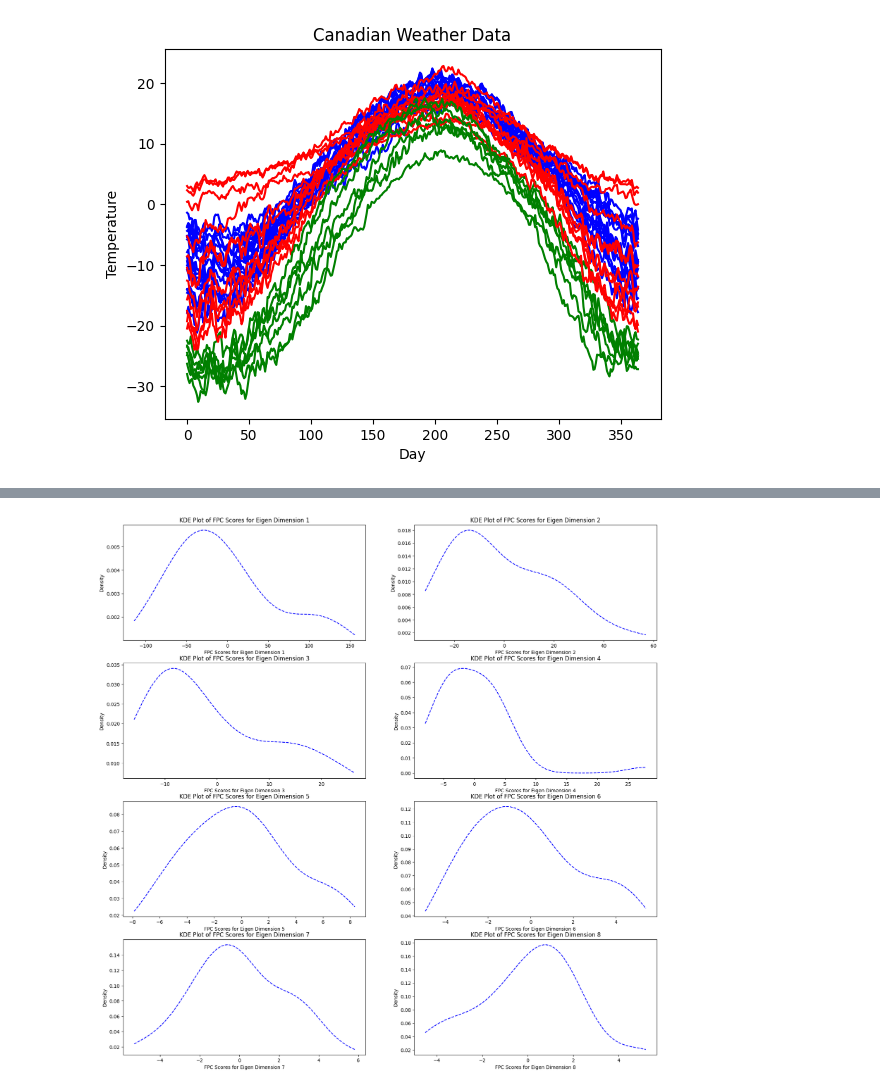
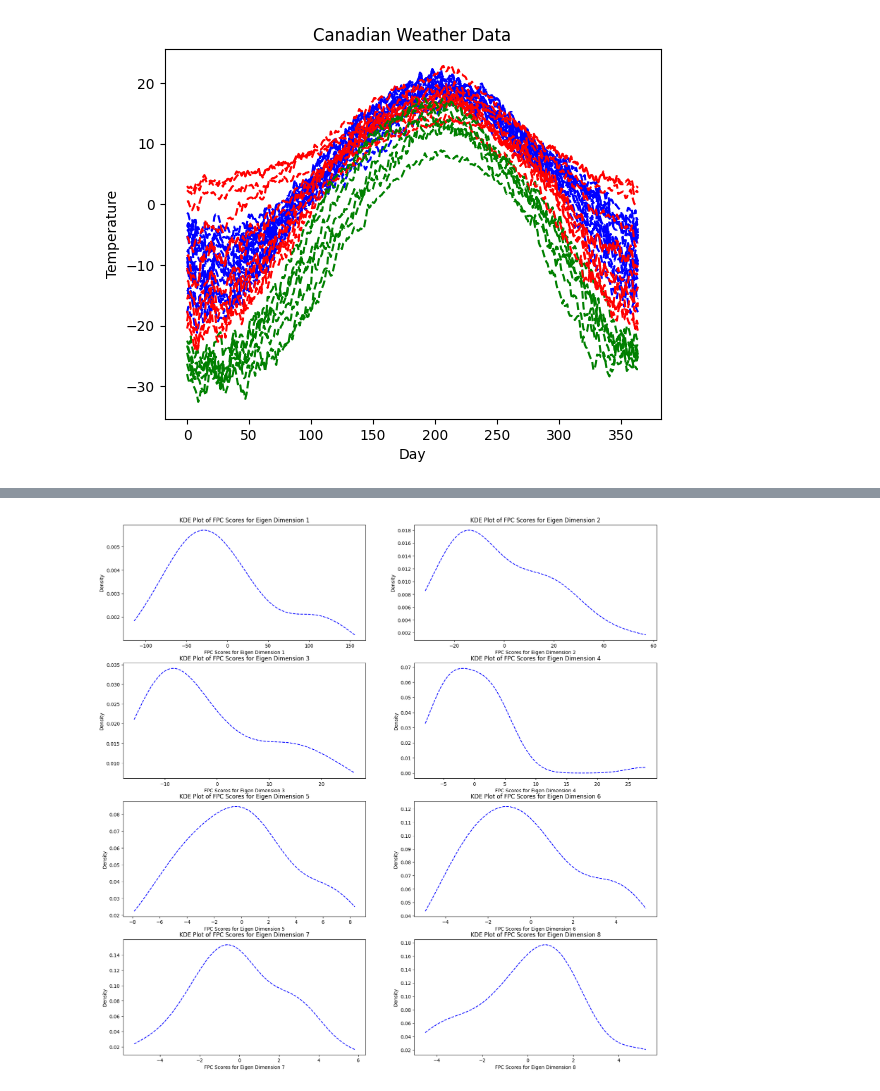
Before and after one commit to Newman251/Thesis-Functional_Data_Ensemble_Clustering_From_FDA, a Jupyter notebook: real_dataset6.ipynb, the cells around one changed output, grey strips where cells are left out. Cells and saved outputs as stored; diff of their text form; code cells hidden in the pictures.

```diff
--- a/real_dataset6.ipynb
+++ b/real_dataset6.ipynb
@@ -1,30 +1,30 @@
 # %%
 import pandas as pd
 import numpy as np
 import matplotlib.pyplot as plt
 
 # Get the weather data from Datasets/CanadianWeather.csv, ignoring the first row and first column
 weather_data = pd.read_csv('Datasets/CanadianWeather.csv', header=None, skiprows=1, usecols=range(1, 35))
 
 # Convert weather data to numpy array
 weather_data = weather_data.to_numpy()
 
 true_labels = [3, 3, 3, 3, 3, 3, 2, 3, 3, 3, 3, 3, 3, 3, 3, 3, 3, 1, 2, 1, 1, 2, 1, 1, 1, 1, 1, 1, 1, 1, 2, 2, 2, 2]
 
 weather_data = weather_data.T
 
 # Plot the weather data based on the true labels
 for i in range(0, 34):
     if true_labels[i] == 1:
-        plt.plot(weather_data[i], 'r')
+        plt.plot(weather_data[i], '--r')
     elif true_labels[i] == 2:
-        plt.plot(weather_data[i], 'g')
+        plt.plot(weather_data[i], '--g')
     else:
-        plt.plot(weather_data[i], 'b')
+        plt.plot(weather_data[i], '--b')
 
 plt.xlabel('Day')
 plt.ylabel('Temperature')
 plt.title('Canadian Weather Data')
 plt.show()
 # %% [output]
-[figure, old version]
+[figure, new version]
```
Also changed, not shown: parts of 1 cell of this notebook, 12 other files.
